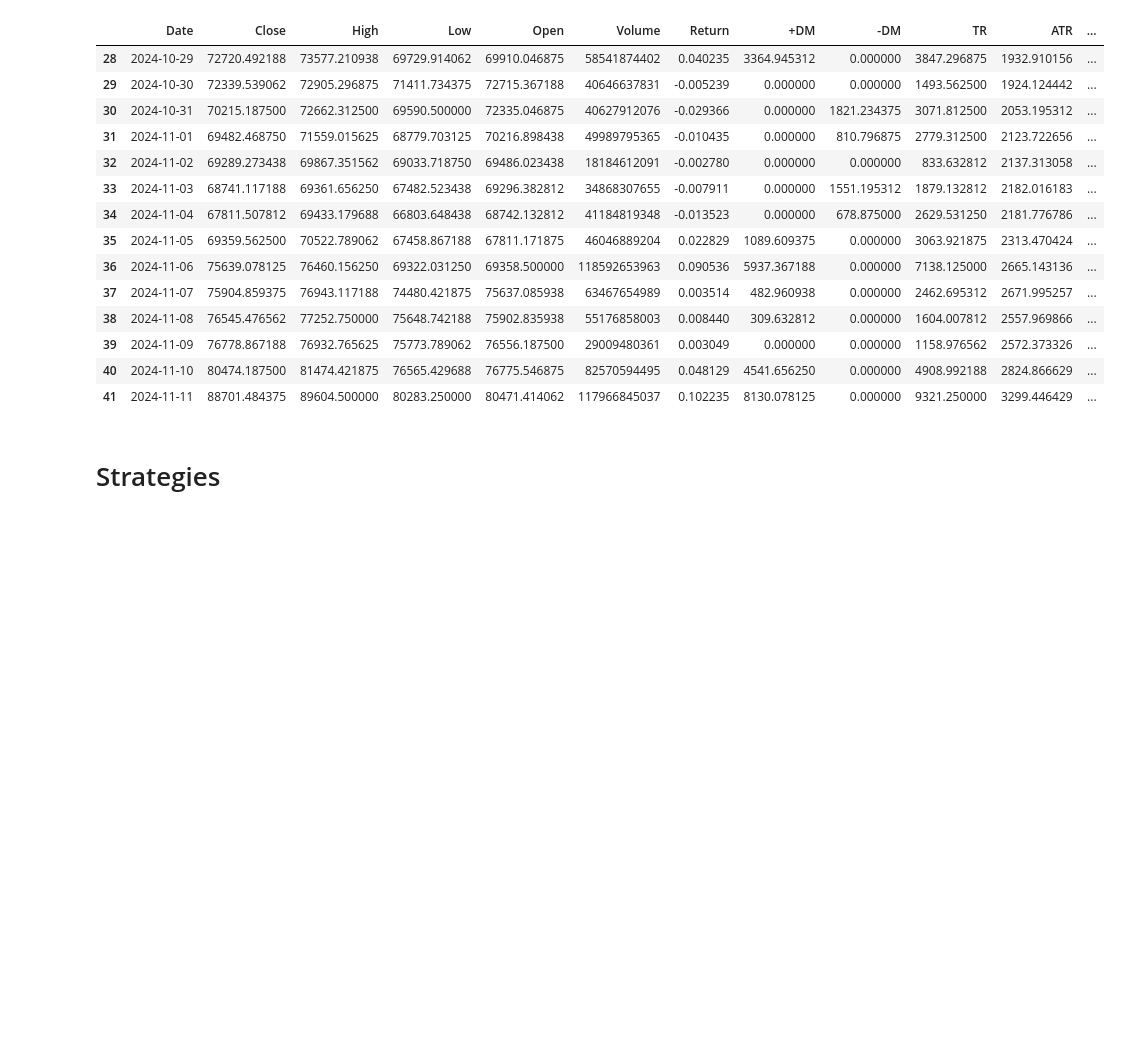
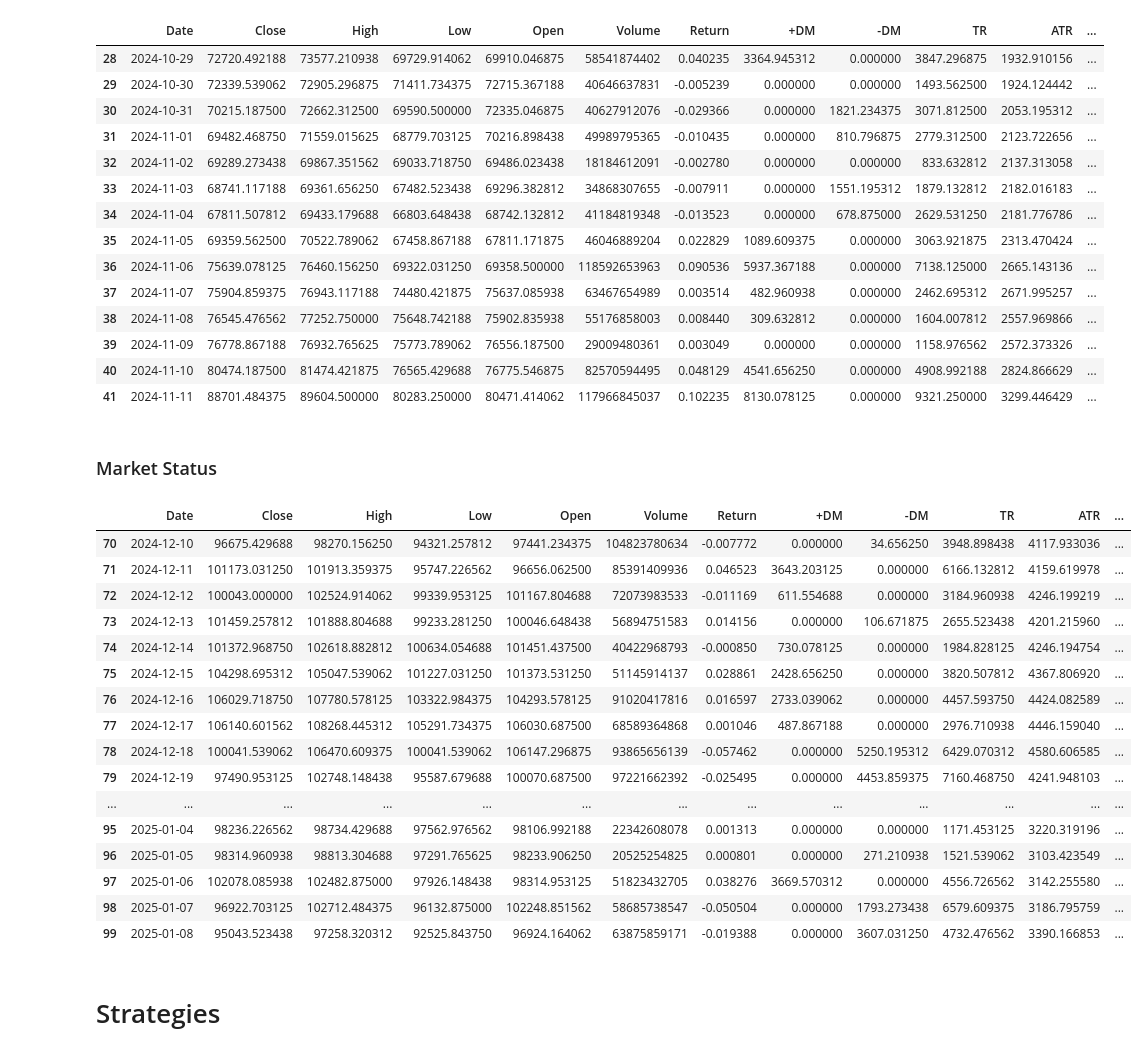
Before and after one commit to AminFiroozi/TA-HW3, a Jupyter notebook: HW3-401521471-AminFiroozi.ipynb, the cells around one changed output. Drawn from its saved outputs; the diff is of its cells as text; code cells hidden in the pictures; blank space fills up the shorter version.

Commit message:
feat: add market state

```diff
--- a/HW3-401521471-AminFiroozi.ipynb
+++ b/HW3-401521471-AminFiroozi.ipynb
@@ -264,6 +263,30 @@ df.head(ADX_LOOKBACK*3).tail(ADX_LOOKBACK)
 | 39 | 2024-11-09 | 76778.867188 | 76932.765625 | 75773.789062 | 76556.187500 | 29009480361 | 0.003049 | 0.000000 | 0.000000 | 1158.976562 | 2572.373326 | ... |
 | 40 | 2024-11-10 | 80474.187500 | 81474.421875 | 76565.429688 | 76775.546875 | 82570594495 | 0.048129 | 4541.656250 | 0.000000 | 4908.992188 | 2824.866629 | ... |
 | 41 | 2024-11-11 | 88701.484375 | 89604.500000 | 80283.250000 | 80471.414062 | 117966845037 | 0.102235 | 8130.078125 | 0.000000 | 9321.250000 | 3299.446429 | ... |
+# %% [markdown]
+### Market Status
+# %%
+df['Market_State'] = np.where(df['ADX'] > THETA_ADX, 'trending', 'sideways')
+
+df.head(100).tail(30)
+# %% [output]
+|  | Date | Close | High | Low | Open | Volume | Return | +DM | -DM | TR | ATR | ... |
+| 70 | 2024-12-10 | 96675.429688 | 98270.156250 | 94321.257812 | 97441.234375 | 104823780634 | -0.007772 | 0.000000 | 34.656250 | 3948.898438 | 4117.933036 | ... |
+| 71 | 2024-12-11 | 101173.031250 | 101913.359375 | 95747.226562 | 96656.062500 | 85391409936 | 0.046523 | 3643.203125 | 0.000000 | 6166.132812 | 4159.619978 | ... |
+| 72 | 2024-12-12 | 100043.000000 | 102524.914062 | 99339.953125 | 101167.804688 | 72073983533 | -0.011169 | 611.554688 | 0.000000 | 3184.960938 | 4246.199219 | ... |
+| 73 | 2024-12-13 | 101459.257812 | 101888.804688 | 99233.281250 | 100046.648438 | 56894751583 | 0.014156 | 0.000000 | 106.671875 | 2655.523438 | 4201.215960 | ... |
+| 74 | 2024-12-14 | 101372.968750 | 102618.882812 | 100634.054688 | 101451.437500 | 40422968793 | -0.000850 | 730.078125 | 0.000000 | 1984.828125 | 4246.194754 | ... |
+| 75 | 2024-12-15 | 104298.695312 | 105047.539062 | 101227.031250 | 101373.531250 | 51145914137 | 0.028861 | 2428.656250 | 0.000000 | 3820.507812 | 4367.806920 | ... |
+| 76 | 2024-12-16 | 106029.718750 | 107780.578125 | 103322.984375 | 104293.578125 | 91020417816 | 0.016597 | 2733.039062 | 0.000000 | 4457.593750 | 4424.082589 | ... |
+| 77 | 2024-12-17 | 106140.601562 | 108268.445312 | 105291.734375 | 106030.687500 | 68589364868 | 0.001046 | 487.867188 | 0.000000 | 2976.710938 | 4446.159040 | ... |
+| 78 | 2024-12-18 | 100041.539062 | 106470.609375 | 100041.539062 | 106147.296875 | 93865656139 | -0.057462 | 0.000000 | 5250.195312 | 6429.070312 | 4580.606585 | ... |
+| 79 | 2024-12-19 | 97490.953125 | 102748.148438 | 95587.679688 | 100070.687500 | 97221662392 | -0.025495 | 0.000000 | 4453.859375 | 7160.468750 | 4241.948103 | ... |
+| ... | ... | ... | ... | ... | ... | ... | ... | ... | ... | ... | ... | ... |
+| 95 | 2025-01-04 | 98236.226562 | 98734.429688 | 97562.976562 | 98106.992188 | 22342608078 | 0.001313 | 0.000000 | 0.000000 | 1171.453125 | 3220.319196 | ... |
+| 96 | 2025-01-05 | 98314.960938 | 98813.304688 | 97291.765625 | 98233.906250 | 20525254825 | 0.000801 | 0.000000 | 271.210938 | 1521.539062 | 3103.423549 | ... |
+| 97 | 2025-01-06 | 102078.085938 | 102482.875000 | 97926.148438 | 98314.953125 | 51823432705 | 0.038276 | 3669.570312 | 0.000000 | 4556.726562 | 3142.255580 | ... |
+| 98 | 2025-01-07 | 96922.703125 | 102712.484375 | 96132.875000 | 102248.851562 | 58685738547 | -0.050504 | 0.000000 | 1793.273438 | 6579.609375 | 3186.795759 | ... |
+| 99 | 2025-01-08 | 95043.523438 | 97258.320312 | 92525.843750 | 96924.164062 | 63875859171 | -0.019388 | 0.000000 | 3607.031250 | 4732.476562 | 3390.166853 | ... |
 # %% [markdown]
 # Strategies
 # %% [markdown]
```
Also changed, not shown: parts of 8 cells of this notebook.
